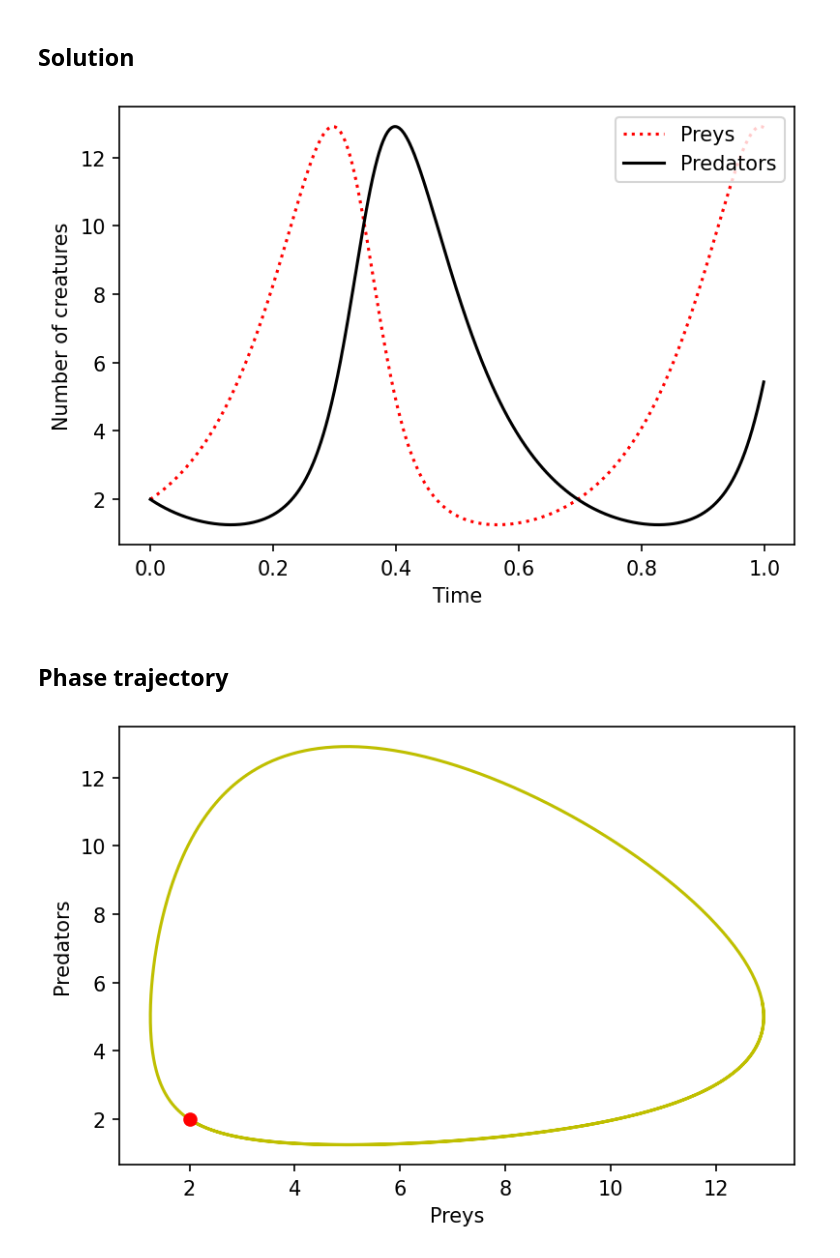
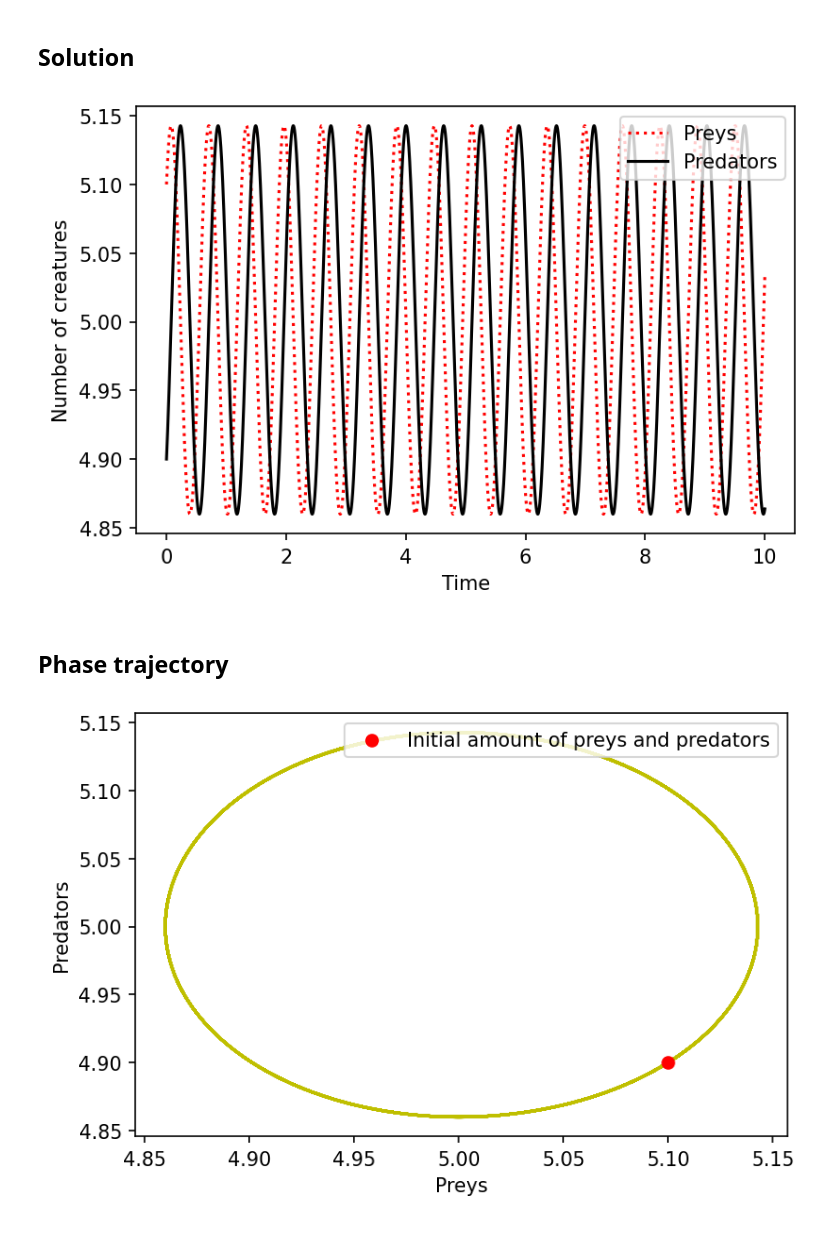
Before and after one commit to dckokis/OVF, a Jupyter notebook: task7/task7.ipynb, the cells around one changed output. Drawn from its saved outputs; the diff is of its cells as text; code cells hidden in the pictures.

```diff
--- a/task7/task7.ipynb
+++ b/task7/task7.ipynb
@@ -11,15 +11,15 @@ plt.rcParams['figure.dpi'] = 150
     \end{cases}$
 ##    a, b, c, d > 0
 # %%
-PreyAmount = 2
-PredatorAmount = 2
+PreyAmount = 5.1
+PredatorAmount = 4.9
 a = 10
 b = 2
 c = 2
 d = 10
 dt = 1 / 1000
 state_point = (a / b, d / c)
-T = 1
+T = 10
 t = np.arange(0, T, dt)
 u = np.empty((t.size, 2))
 u[0] = np.array([PreyAmount, PredatorAmount])
@@ -40,14 +40,15 @@ plt.ylabel('Number of creatures')
 plt.legend(loc='upper right')
 plt.show()
 # %% [output]
-[figure, old version]
+[figure, new version]
 # %% [markdown]
 ## Phase trajectory
 # %%
-plt.scatter(PreyAmount, PredatorAmount, c='r', zorder=1)
+plt.scatter(PreyAmount, PredatorAmount, c='r', zorder=1, label='Initial amount of preys and predators')
 plt.plot(x, y, c='y', zorder=0)
 plt.xlabel('Preys')
 plt.ylabel('Predators')
+plt.legend(loc='upper right')
 plt.show()
 # %% [output]
-[figure, old version]
+[figure, new version]
```
Also changed, not shown: 2 other files.
